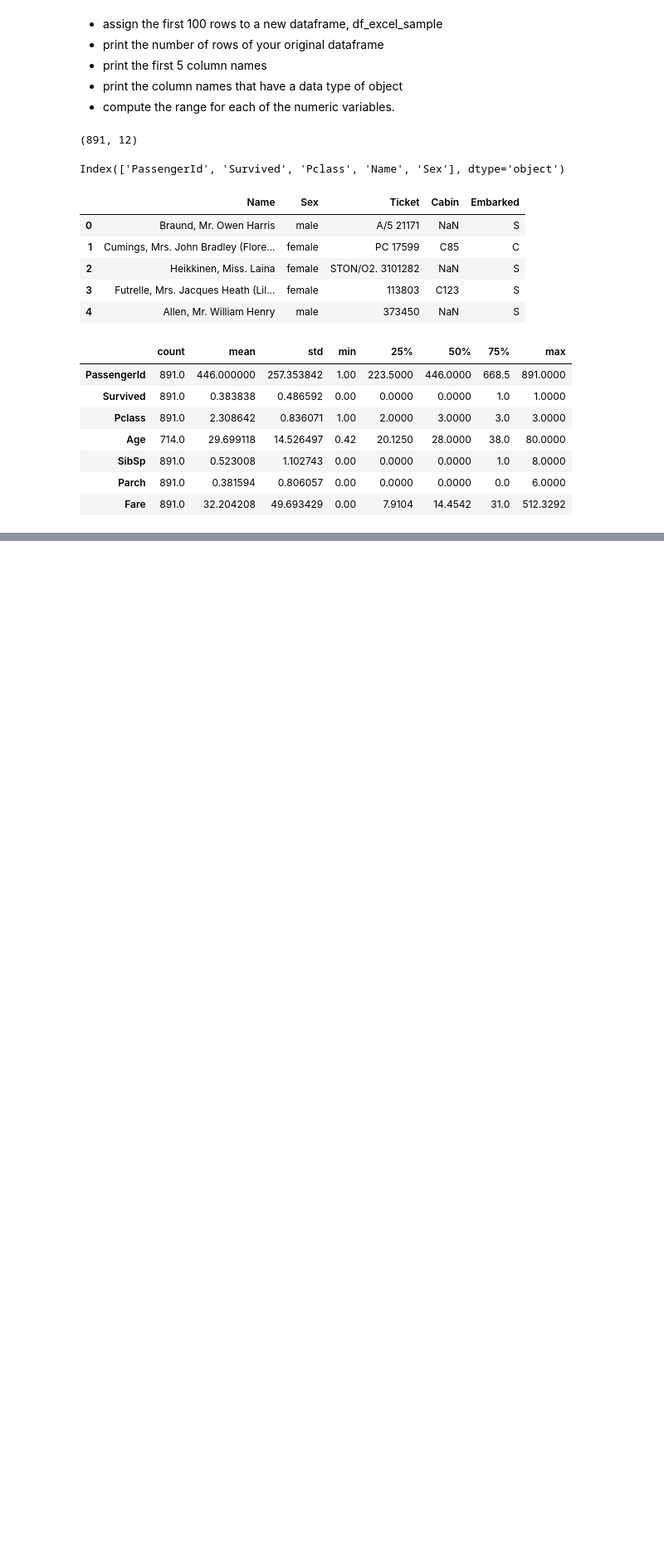
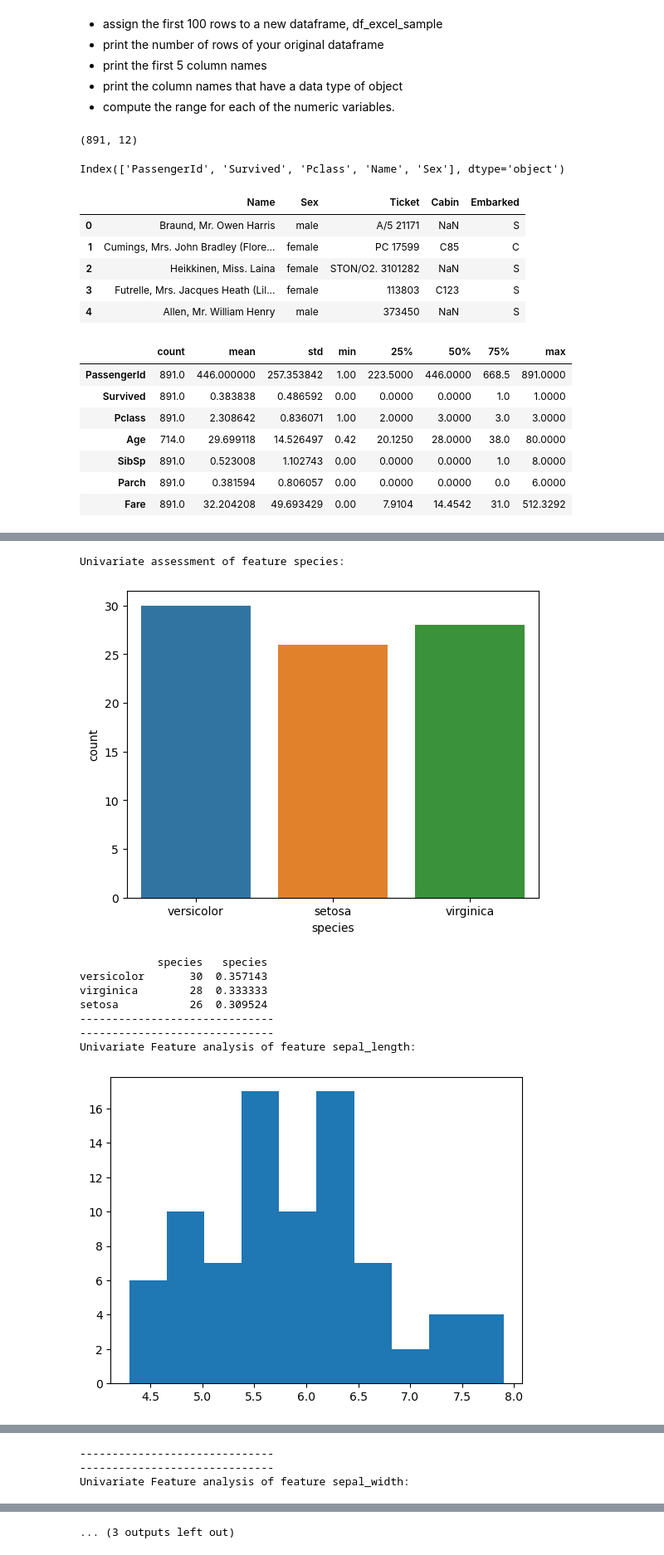
Before and after one commit to skylerschnee/classification-exercises, a Jupyter notebook: classification_exercises.ipynb, the cells around one changed output, grey strips where cells are left out. Shown at 83% size. Saved outputs shown, nothing was run; the diff lists cells and outputs as text; code cells hidden in the pictures; blank space fills up the shorter version.

```diff
--- a/classification_exercises.ipynb
+++ b/classification_exercises.ipynb
@@ -220,0 +440,3 @@ df_excel.describe().T
+# %%
+train, test, split = split_data(iris_df)
+train.head()
@@ -220,0 +450,14 @@ df_excel.describe().T
+# %%
+cat_cols, num_cols = [], []
+for col in train.columns:
+    if train[col].dtype == 'O':
+        cat_cols.append(col)
+    else:
+        if train[col].nunique() < 10:
+            cat_cols.append(col)
+        else:
+            num_cols.append(col)
+# %%
+#cat_cols = cat_cols[:-2]
+cat_cols = cat_cols[:-2]
+cat_cols
@@ -220,0 +470,32 @@ df_excel.describe().T
+# %%
+explore_cols = cat_cols + num_cols
+# %%
+for col in explore_cols:
+    if col in cat_cols:
+        print(f'Univariate assessment of feature {col}:')
+        sns.countplot(data=train, x=col)
+        plt.show()
+        print(
+            pd.concat([train[col].value_counts(),
+            train[col].value_counts(normalize=True)],
+                 axis=1))
+    else:
+        print(f'Univariate Feature analysis of feature {col}:')
+        plt.hist(train[col])
+        plt.show()
+        sns.boxplot(data=train, x=col)
+        plt.show()
+        train[col].describe()
+    print('------------------------------')
+    print('------------------------------')
+# %% [output]
+Univariate assessment of feature species:
+[figure, added]
+            species   species
+versicolor       30  0.357143
+virginica        28  0.333333
+setosa           26  0.309524
+------------------------------
+------------------------------
+Univariate Feature analysis of feature sepal_length:
+[figure, added]
@@ -220,0 +503,3 @@ df_excel.describe().T
+------------------------------
+------------------------------
+Univariate Feature analysis of feature sepal_width:
@@ -220,0 +516 @@ df_excel.describe().T
+... (3 outputs left out)
```
Also changed, not shown: parts of 77 cells of this notebook, 13 other files.
